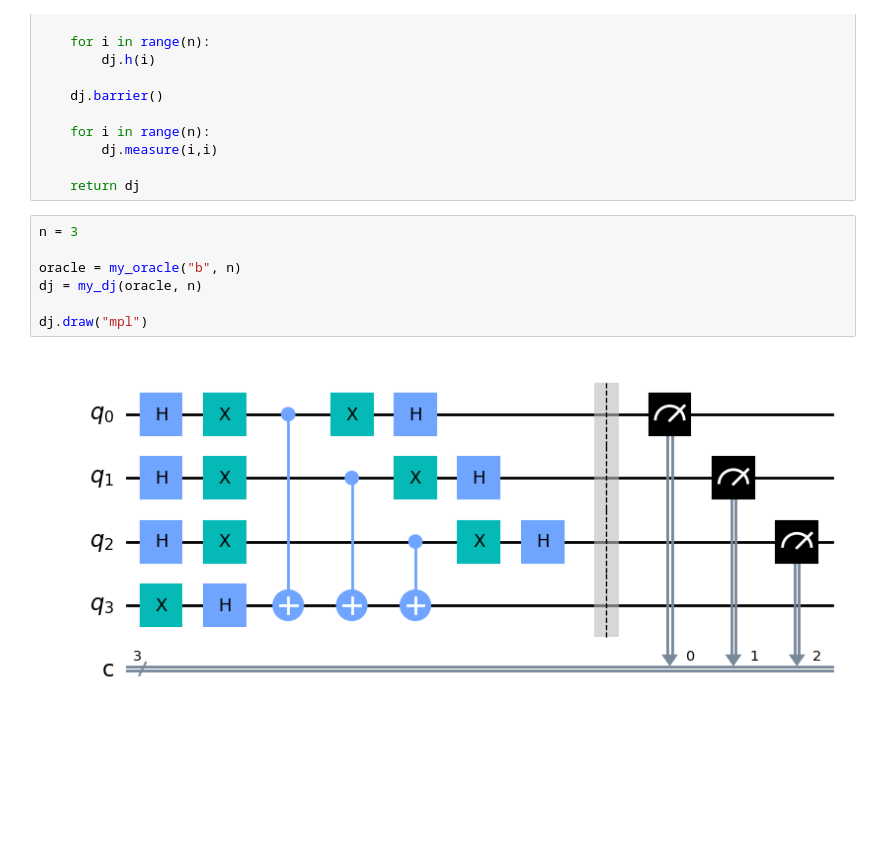
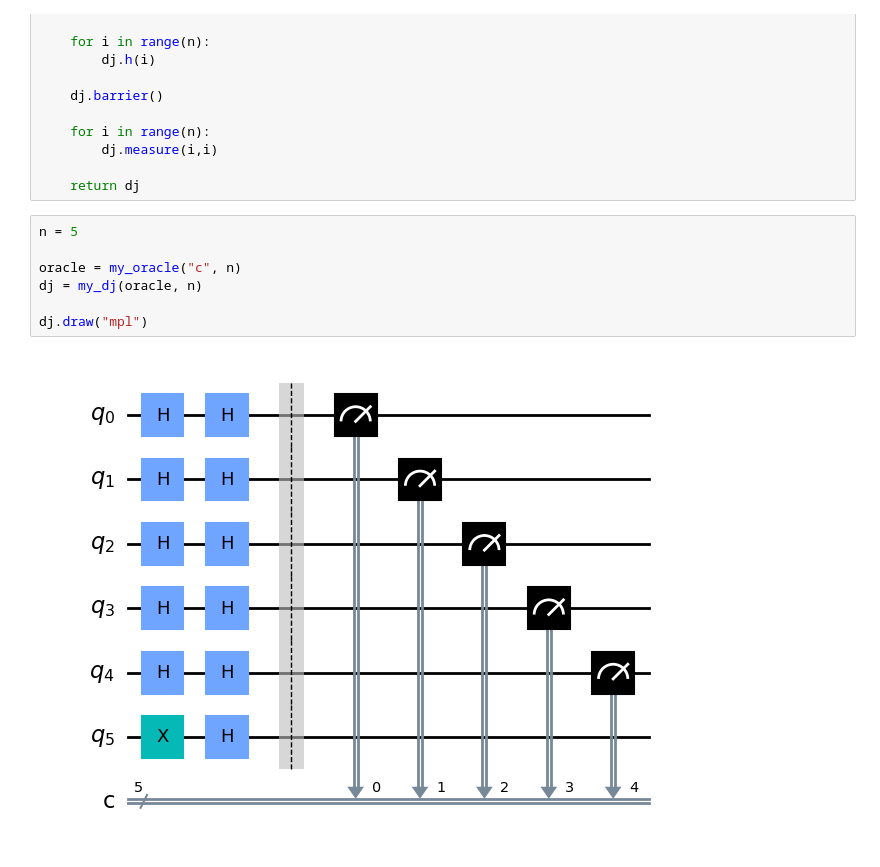
Before and after one commit to nunopcfmarques/IICQ-Project, a Jupyter notebook: IICQ-Notebook.ipynb, the cells around one changed output. Saved outputs shown, nothing was run; the diff lists cells and outputs as text; blank space fills up the shorter version.

```diff
--- a/IICQ-Notebook.ipynb
+++ b/IICQ-Notebook.ipynb
@@ -554,14 +554,14 @@ def my_dj(oracle, n):
 
     return dj
 # %%
-n = 3
+n = 5
 
-oracle = my_oracle("b", n)
+oracle = my_oracle("c", n)
 dj = my_dj(oracle, n)
 
 dj.draw("mpl")
 # %% [output]
-[figure, old version]
+[figure, new version]
 # %%
 circ = transpile(dj, simulator)
 
```
Also changed, not shown: parts of 8 cells of this notebook.
